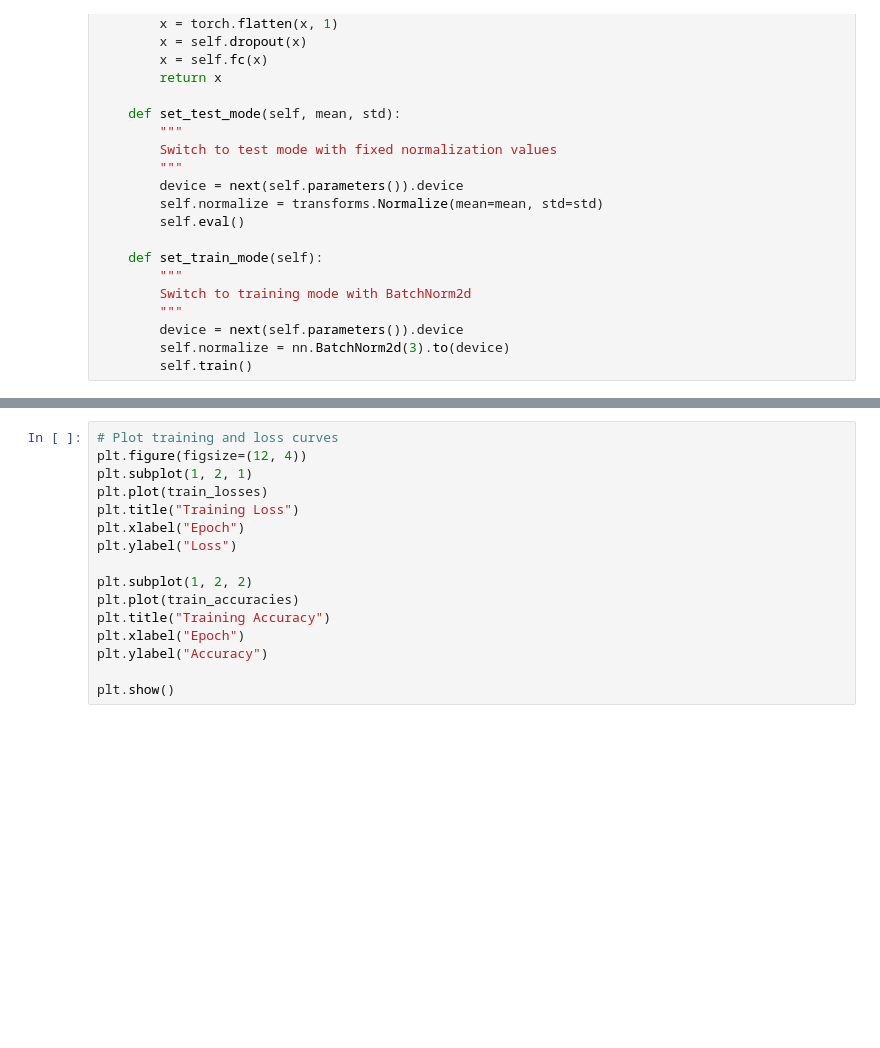
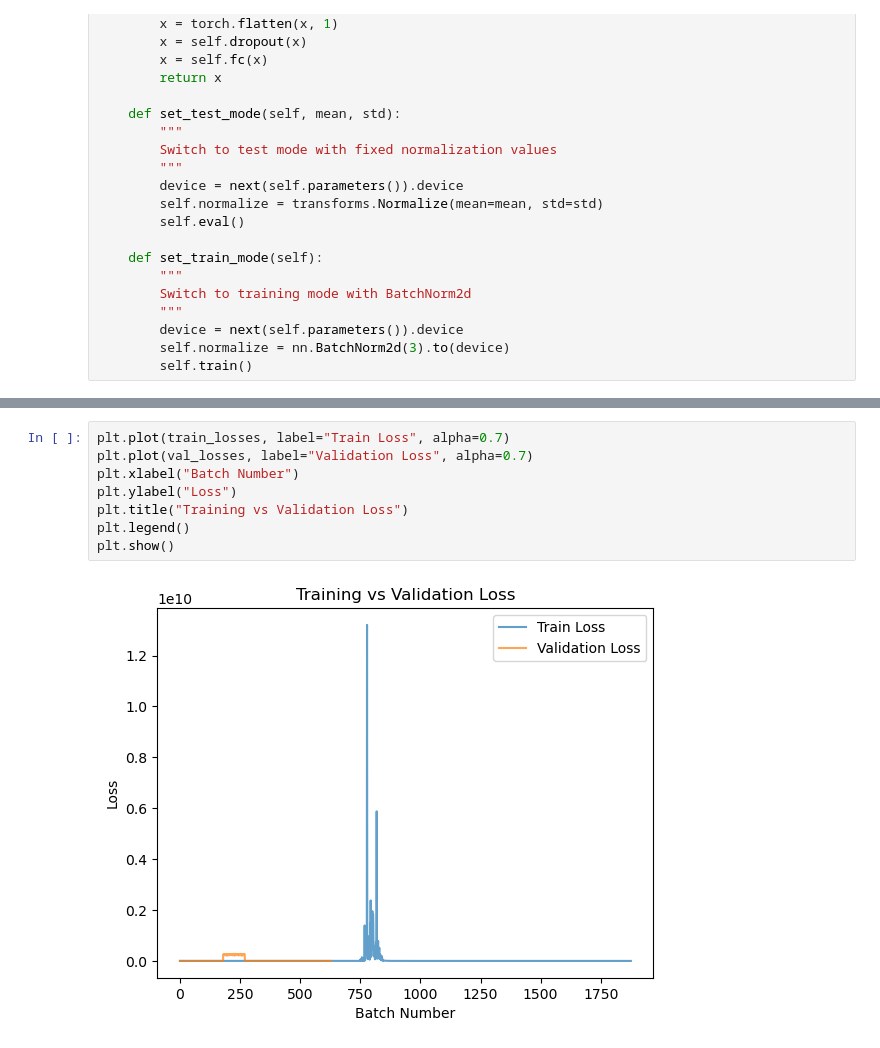
Before and after one commit to ashley-m/DS6050, a Jupyter notebook: 4_5_Assignment_2_Designing_CNN_Architecture_to_recognize_UVA_Historical_Landmarks.ipynb, the cells around one changed output, grey strips where cells are left out. Drawn from its saved outputs; the diff is of its cells as text; blank space fills up the shorter version.

```diff
--- a/4_5_Assignment_2_Designing_CNN_Architecture_to_recognize_UVA_Historical_Landmarks.ipynb
+++ b/4_5_Assignment_2_Designing_CNN_Architecture_to_recognize_UVA_Historical_Landmarks.ipynb
@@ -530,16 +657,10 @@ for epoch in range(num_epochs):
-# %%
-# Plot training and loss curves
-plt.figure(figsize=(12, 4))
-plt.subplot(1, 2, 1)
-plt.plot(train_losses)
-plt.title("Training Loss")
-plt.xlabel("Epoch")
-plt.ylabel("Loss")
-
-plt.subplot(1, 2, 2)
-plt.plot(train_accuracies)
-plt.title("Training Accuracy")
-plt.xlabel("Epoch")
-plt.ylabel("Accuracy")
-
-plt.show()
+# %%
+plt.plot(train_losses, label="Train Loss", alpha=0.7)
+plt.plot(val_losses, label="Validation Loss", alpha=0.7)
+plt.xlabel("Batch Number")
+plt.ylabel("Loss")
+plt.title("Training vs Validation Loss")
+plt.legend()
+plt.show()
+# %% [output]
+[figure, added]
```
Also changed, not shown: parts of 23 cells of this notebook.
